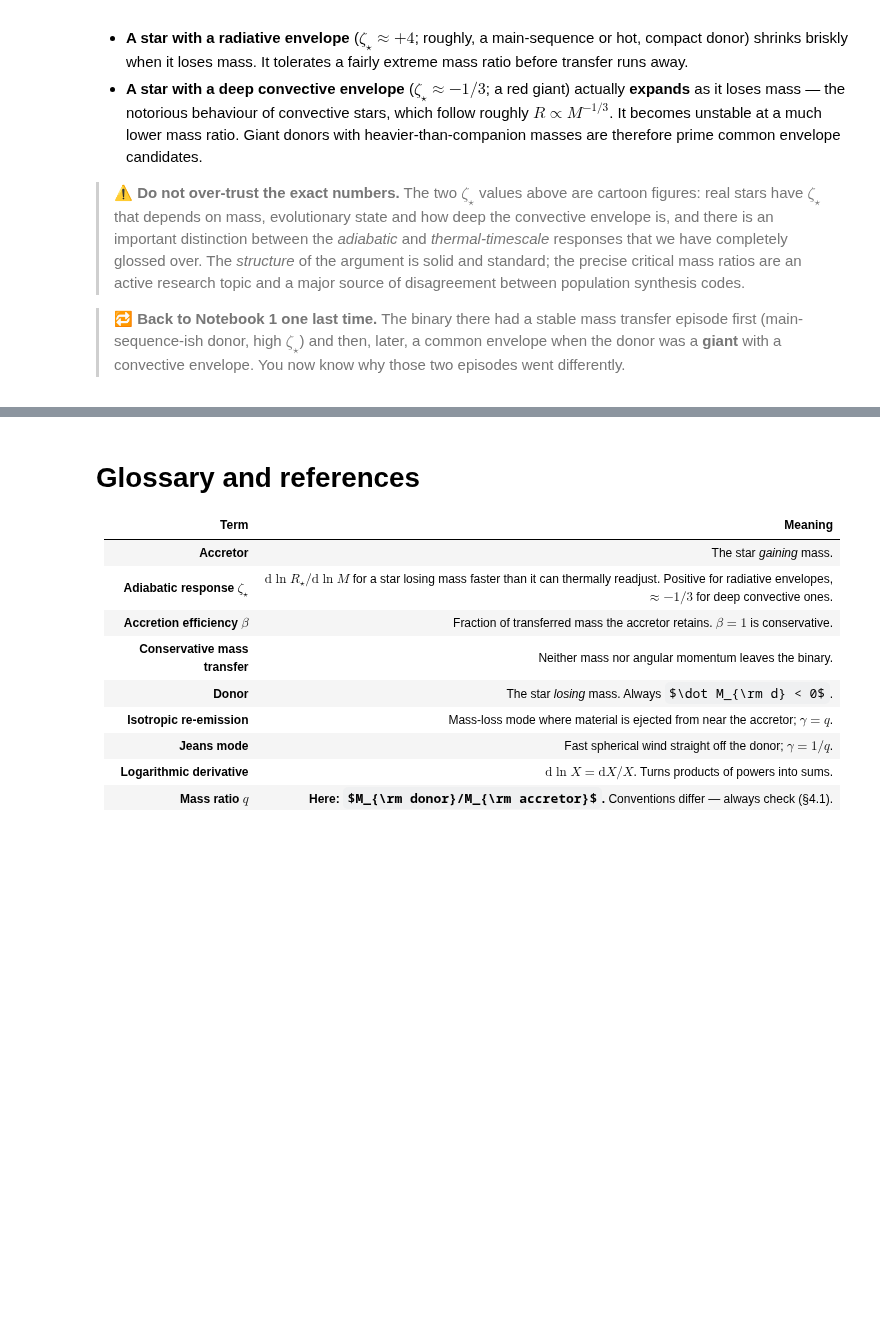
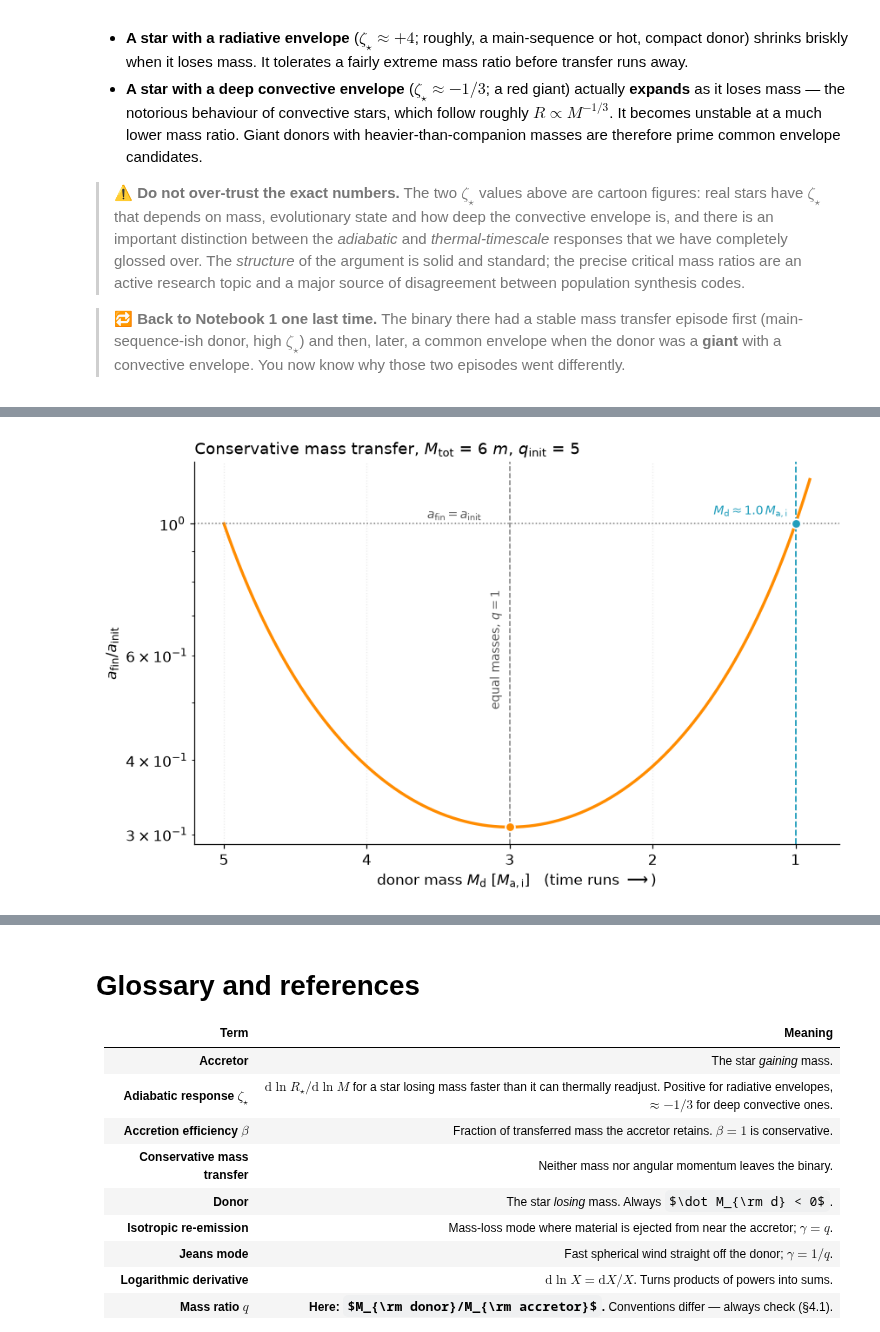
Before and after one commit to maryamahsan-codes/GROWL_GW-Palaeontology, a Jupyter notebook: onboarding_growl/extra_mass_transfer_and_orbital_separation_maryam.ipynb, the cells around one changed output, grey strips where cells are left out. Saved outputs shown, nothing was run; the diff lists cells and outputs as text; code cells hidden in the pictures; some formulas as TeX source; blank space fills up the shorter version.

```diff
--- a/onboarding_growl/extra_mass_transfer_and_orbital_separation_maryam.ipynb
+++ b/onboarding_growl/extra_mass_transfer_and_orbital_separation_maryam.ipynb
@@ -991 +1070,69 @@ much. Then check with `separation_conservative`. Were you right?
+# %%
+fig, ax = plt.subplots(figsize=(8, 5))
+
+# everythin in units of m (initial mass of accretor)
+M_total = 6.0
+q_init = 5.0
+M_d_i = M_total * q_init / (1 + q_init)
+M_a_i = M_total - M_d_i
+M_d = np.linspace(M_d_i, 0.15 * M_total, 600)
+
+a_over_ai = separation_conservative(M_d, M_d_i, M_a_i)
+
+ax.plot(M_d, a_over_ai, color="darkorange", lw=2.2)
+
+# mark the moment the masses become equal -- the minimum
+if M_d.min() < M_total / 2 < M_d.max():
+    y_eq = np.interp(M_total / 2, M_d[::-1], a_over_ai[::-1])
+    ax.plot(M_total / 2, y_eq, "o", color="darkorange", ms=7, mec="white", mew=1.2, zorder=4)
+
+
+ax.axhline(1.0, color="grey", lw=1, ls=":")
+ax.text(M_total / 2 + 0.2, 1.02, "$a_{\\rm fin} = a_{\\rm init}$",
+        fontsize=9, ha="right", color="0.35")
+
+ax.axvline(M_total / 2, color="grey", lw=1, ls="--")
+ax.text(M_total / 2 + 0.05, ax.get_ylim()[1] * 0.4, "equal masses, $q=1$",
+            rotation=90, fontsize=9, ha="right", color="0.35")
+
+
+# --------- Find where the numerical curve crosses a/a_i = 1 -------------
+difference = a_over_ai - 1.0
+
+# Find consecutive points between which the sign changes
+crossing_indices = np.where(difference[:-1] * difference[1:] < 0)[0]
+
+if len(crossing_indices) > 0:
+    # Select the later crossing, excluding the initial point
+    i = crossing_indices[-1]
+
+    # Linearly interpolate between the two surrounding data points
+    M1, M2 = M_d[i], M_d[i + 1]
+    y1, y2 = a_over_ai[i], a_over_ai[i + 1]
+
+    M_d_cross = M1 + (1.0 - y1) * (M2 - M1) / (y2 - y1)
+
+    # Add vertical line at the numerically determined crossing
+    ax.axvline(M_d_cross, color="#219EBC", lw=1.2, ls="--")
+
+    # Mark the crossing
+    ax.plot(M_d_cross, 1.0,"o", color="#219EBC", ms=7, mec="white", mew=1.2, zorder=5)
+
+    ax.text( M_d_cross + 0.05, 1.02,
+        rf"$M_{{\rm d}}\approx {M_d_cross:.1f}\,M_{{\rm a,i}}$",
+        color="#219EBC", fontsize=9, ha="right",
+        va="bottom" )
+
+
+ax.set_yscale("log")
+ax.set_xlabel(r"donor mass $M_{\rm d}$ [$M_{\rm{a,i}}$]   (time runs $\longrightarrow$)")
+ax.set_ylabel(r"$a_{\rm fin}/a_{\rm init}$")
+ax.invert_xaxis()          # so that time runs left to right
+
+ax.set_title(f"Conservative mass transfer, $M_{{\\rm tot}}$ = {M_total:g} $m$, $q_{{\\rm init}}$ = {q_init:g}",
+                  loc="left", fontsize=12)
+plt.tight_layout()
+plt.show()
+# %% [output]
+[figure, added]
 # %% [markdown]
```
Also changed, not shown: parts of 10 cells of this notebook.
